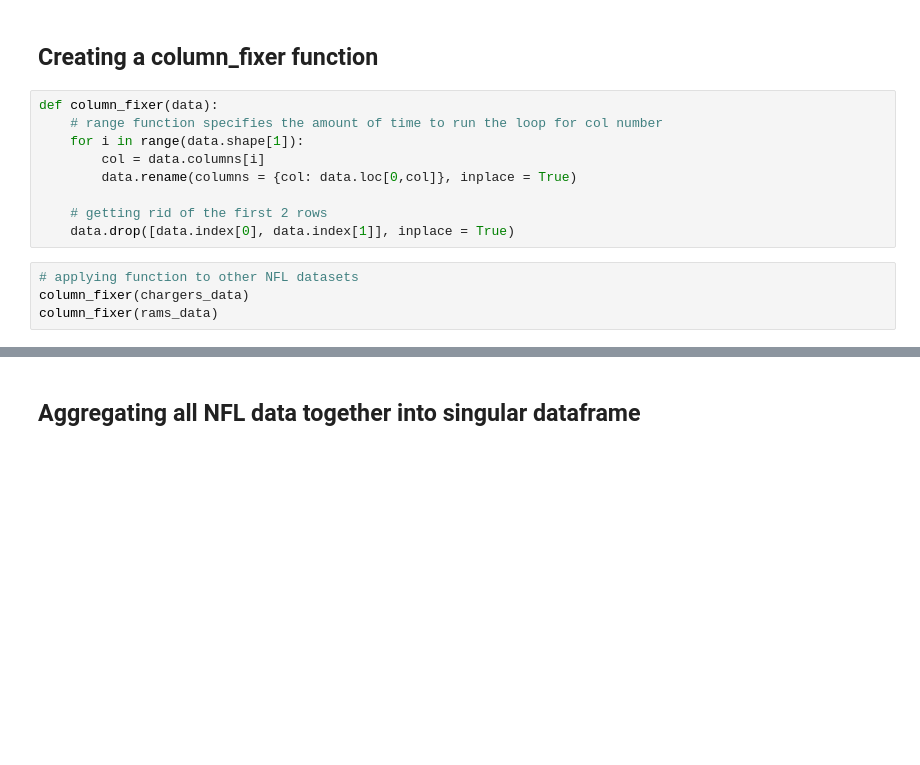
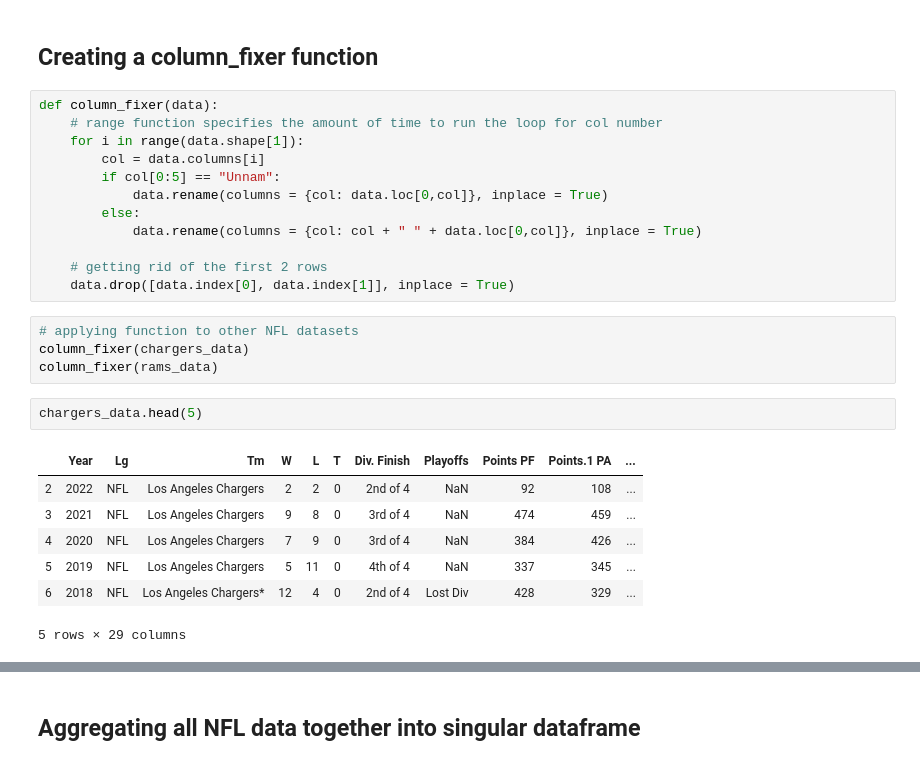
Before and after one commit to JoeFregault/Los-Angeles-College-Football-vs-NFL, a Jupyter notebook: Fixing and aggregating CFB & NFL data.ipynb, the cells around one changed output, grey strips where cells are left out. Saved outputs shown, nothing was run; the diff lists cells and outputs as text; blank space fills up the shorter version.

```diff
--- a/Fixing and aggregating CFB & NFL data.ipynb
+++ b/Fixing and aggregating CFB & NFL data.ipynb
@@ -60,7 +63,10 @@ def column_fixer(data):
     # range function specifies the amount of time to run the loop for col number
     for i in range(data.shape[1]):
         col = data.columns[i]
-        data.rename(columns = {col: data.loc[0,col]}, inplace = True)
+        if col[0:5] == "Unnam":
+            data.rename(columns = {col: data.loc[0,col]}, inplace = True)
+        else:
+            data.rename(columns = {col: col + " " + data.loc[0,col]}, inplace = True)
 
     # getting rid of the first 2 rows
     data.drop([data.index[0], data.index[1]], inplace = True)
@@ -68,3 +74,13 @@ def column_fixer(data):
 # applying function to other NFL datasets
 column_fixer(chargers_data)
 column_fixer(rams_data)
+# %%
+chargers_data.head(5)
+# %% [output]
+|  | Year | Lg | Tm | W | L | T | Div. Finish | Playoffs | Points PF | Points.1 PA | ... |
+| 2 | 2022 | NFL | Los Angeles Chargers | 2 | 2 | 0 | 2nd of 4 | NaN | 92 | 108 | ... |
+| 3 | 2021 | NFL | Los Angeles Chargers | 9 | 8 | 0 | 3rd of 4 | NaN | 474 | 459 | ... |
+| 4 | 2020 | NFL | Los Angeles Chargers | 7 | 9 | 0 | 3rd of 4 | NaN | 384 | 426 | ... |
+| 5 | 2019 | NFL | Los Angeles Chargers | 5 | 11 | 0 | 4th of 4 | NaN | 337 | 345 | ... |
+| 6 | 2018 | NFL | Los Angeles Chargers* | 12 | 4 | 0 | 2nd of 4 | Lost Div | 428 | 329 | ... |
+5 rows × 29 columns
```
Also changed, not shown: parts of 5 cells of this notebook.
